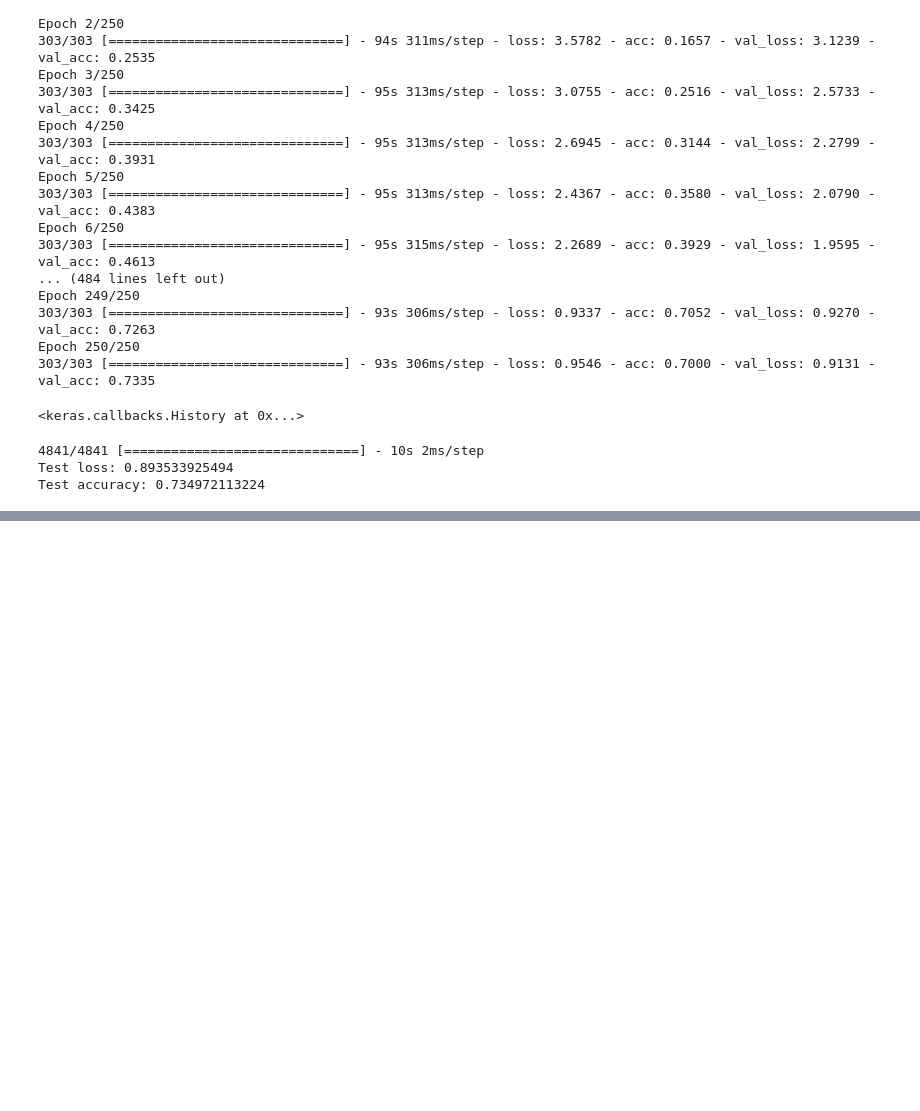
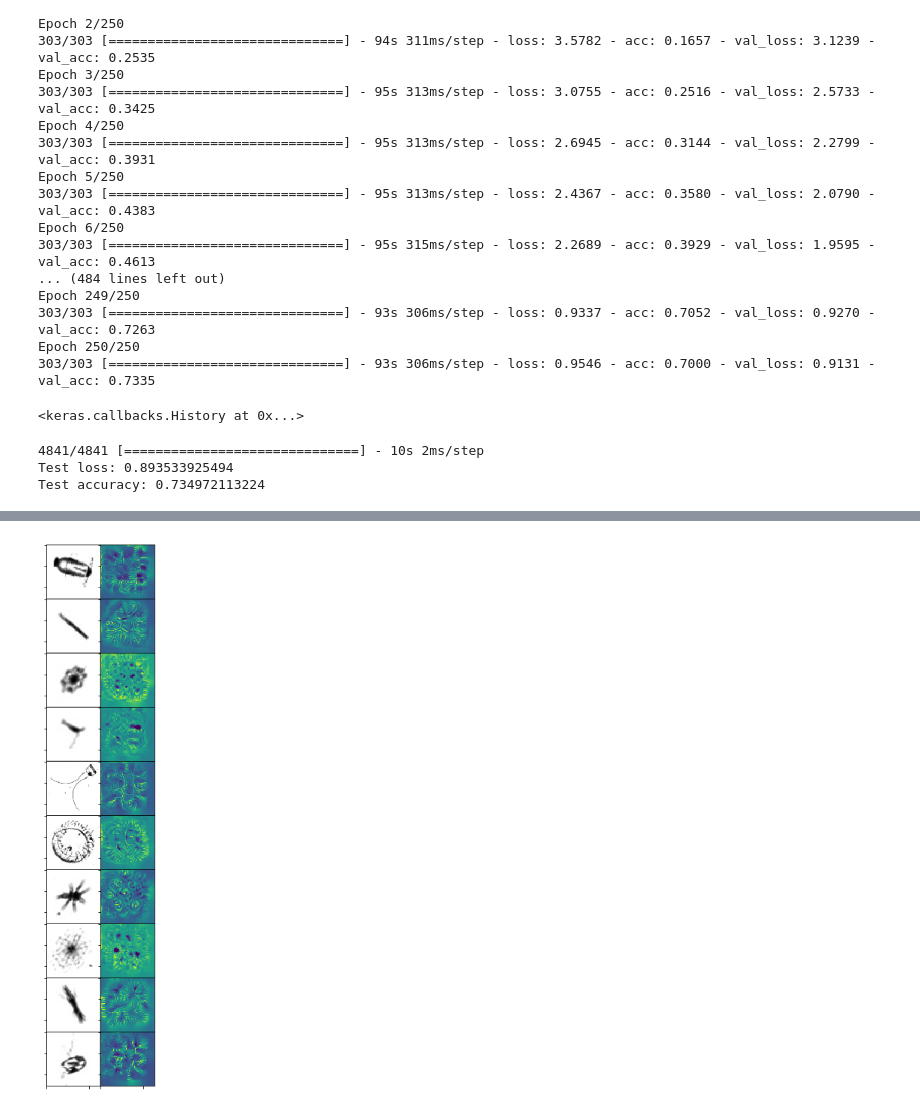
Before and after one commit to Kewind/AML_Kaggle, a Jupyter notebook: AML Notebook.ipynb, the cells around one changed output, grey strips where cells are left out. Saved outputs shown, nothing was run; the diff lists cells and outputs as text; code cells hidden in the pictures; blank space fills up the shorter version.

```diff
--- a/AML Notebook.ipynb
+++ b/AML Notebook.ipynb
@@ -353,0 +478,27 @@ df_submit.to_csv('submission', sep=',', index=False)
+# %%
+max_activations = 10
+nrow = max_activations
+ncol = 2
+figscale = 1
+fig = plt.figure(figsize=((ncol+1)*figscale, (nrow+1)*figscale))
+gs = gridspec.GridSpec(nrow, ncol,
+         wspace=0.0, hspace=0.0,
+         top=1.-0.5/(nrow+1), bottom=0.5/(nrow+1),
+         left=0.5/(ncol+1), right=1-0.5/(ncol+1))
+
+for i, class_idx in enumerate(np.arange(max_activations)):
+    indices = np.where(Y[:, class_idx] == 1.)[0]
+    idx = indices[0]
+    img = visualize_activation(model, layer_idx, filter_indices=class_idx, input_range=(0., 1.))
+
+    ax = plt.subplot(gs[i,0])
+    ax.imshow(X[idx].reshape(IMG_SIZE, IMG_SIZE), cmap='gray')
+    ax.set_xticklabels([])
+    ax.set_yticklabels([])
+
+    ax = plt.subplot(gs[i,1])
+    ax.imshow(img[..., 0])
+    ax.set_xticklabels([])
+    ax.set_yticklabels([])
+# %% [output]
+[figure, added]
```
Also changed, not shown: parts of 15 cells of this notebook, 1 other file.
